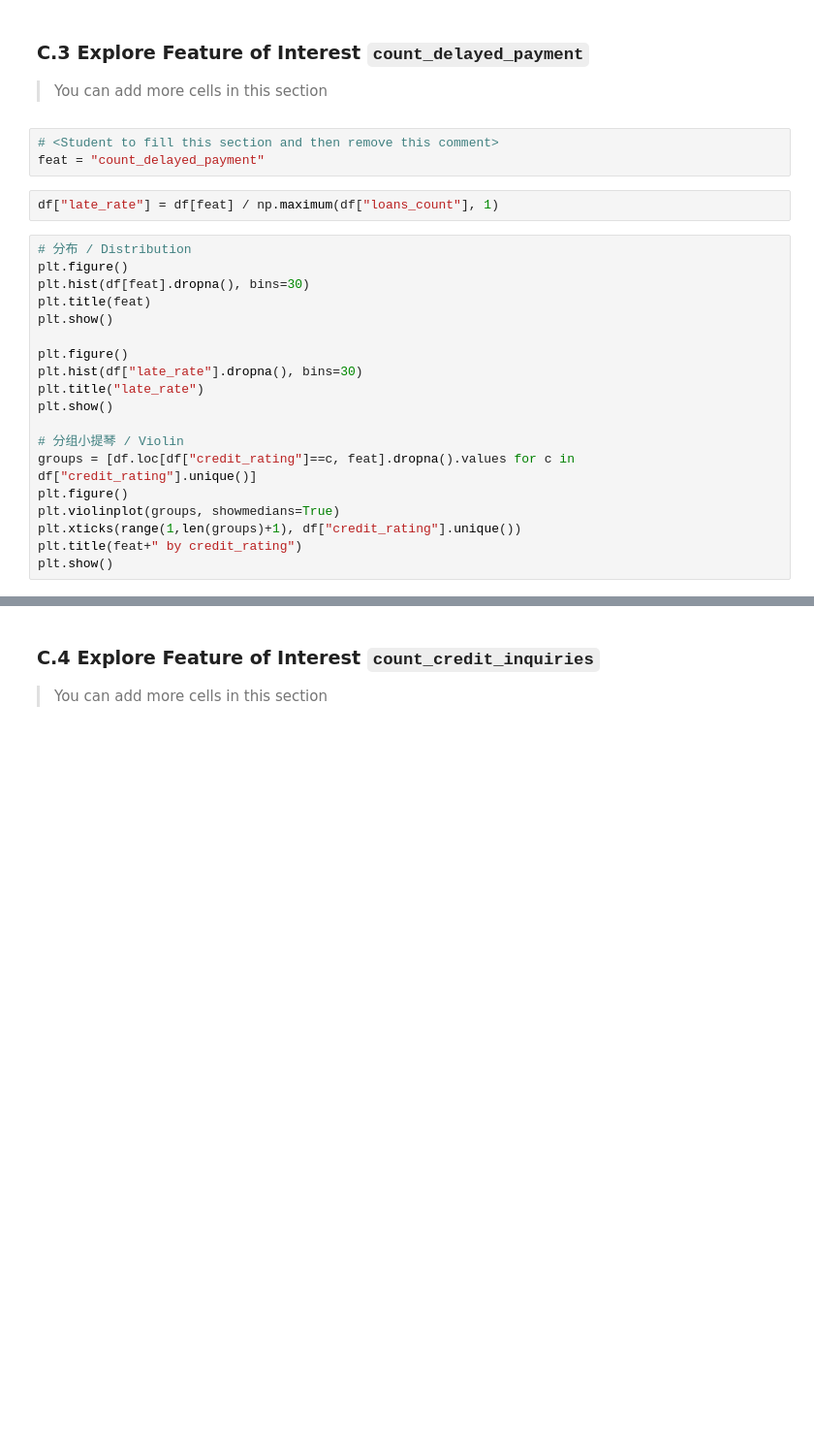
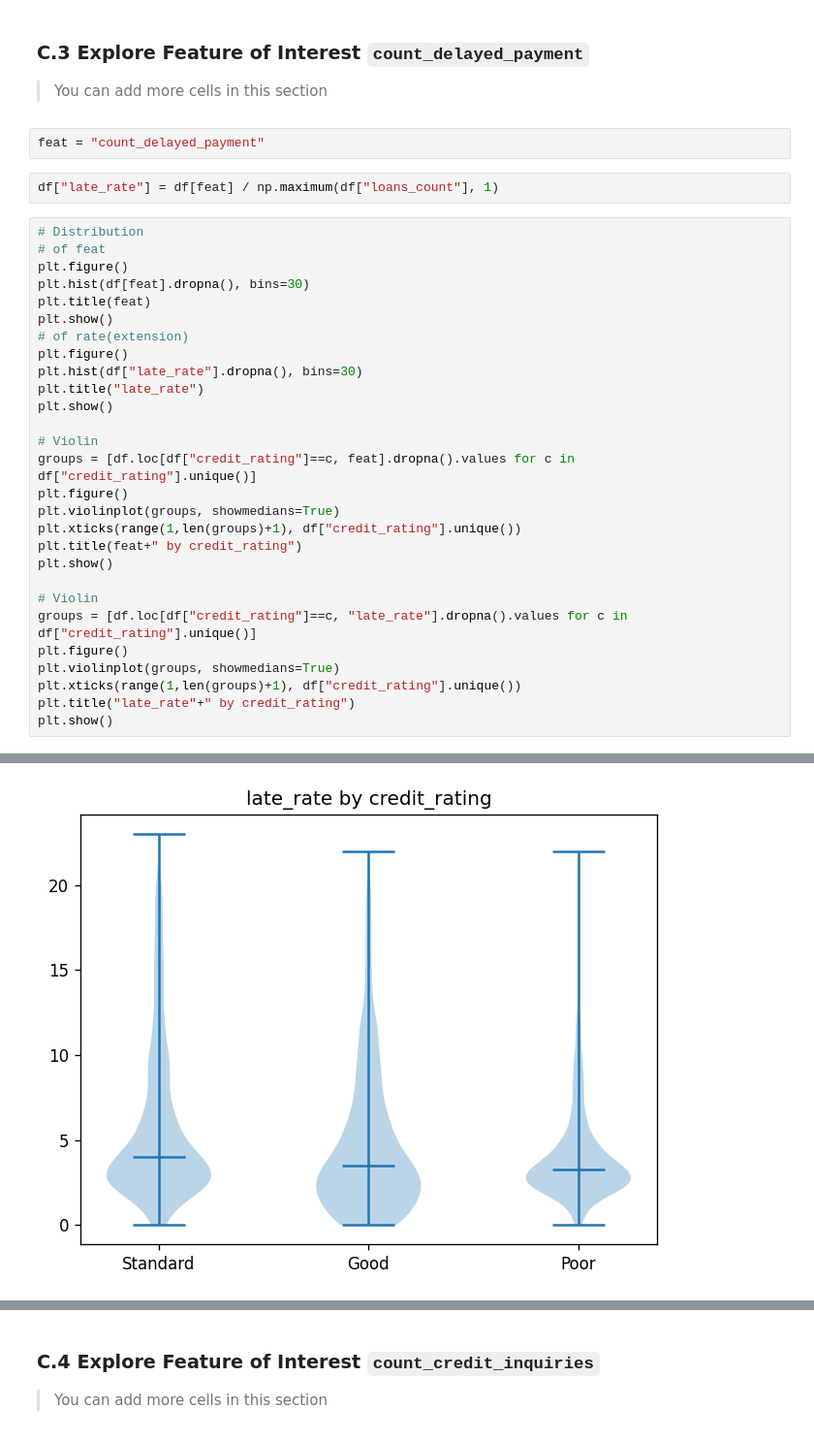
Before and after one commit to Rainbow6174/ClassificationModels-CreditRatingClassification-36106-AT2, a Jupyter notebook: 36106-25SP-AT2-25948860-EDA.ipynb, the cells around one changed output, grey strips where cells are left out. Shown at 97% size. Cells and saved outputs as stored; diff of their text form; blank space fills up the shorter version.

```diff
--- a/36106-25SP-AT2-student_id-a-EDA.ipynb
+++ b/36106-25SP-AT2-25948860-EDA.ipynb
@@ -379,31 +429,40 @@ print_tile(size="h3", key='feature_1_insights', value=feature_1_insights)
 ### C.3 Explore Feature of Interest `count_delayed_payment`
 
 > You can add more cells in this section
-# %%
-# <Student to fill this section and then remove this comment>
-feat = "count_delayed_payment"
+# %%
+feat = "count_delayed_payment"
 # %%
 df["late_rate"] = df[feat] / np.maximum(df["loans_count"], 1)
 # %%
-# 分布 / Distribution
+# Distribution
+# of feat
 plt.figure()
 plt.hist(df[feat].dropna(), bins=30)
 plt.title(feat)
 plt.show()
-
+# of rate(extension)
 plt.figure()
 plt.hist(df["late_rate"].dropna(), bins=30)
 plt.title("late_rate")
 plt.show()
 
-# 分组小提琴 / Violin
+# Violin
 groups = [df.loc[df["credit_rating"]==c, feat].dropna().values for c in df["credit_rating"].unique()]
 plt.figure()
 plt.violinplot(groups, showmedians=True)
 plt.xticks(range(1,len(groups)+1), df["credit_rating"].unique())
 plt.title(feat+" by credit_rating")
 plt.show()
+
+# Violin
+groups = [df.loc[df["credit_rating"]==c, "late_rate"].dropna().values for c in df["credit_rating"].unique()]
+plt.figure()
+plt.violinplot(groups, showmedians=True)
+plt.xticks(range(1,len(groups)+1), df["credit_rating"].unique())
+plt.title("late_rate"+" by credit_rating")
+plt.show()
 # %% [output]
 [figure]
 [figure]
 [figure]
+[figure, added]
```
Also changed, not shown: parts of 54 cells of this notebook, 19 other files.
